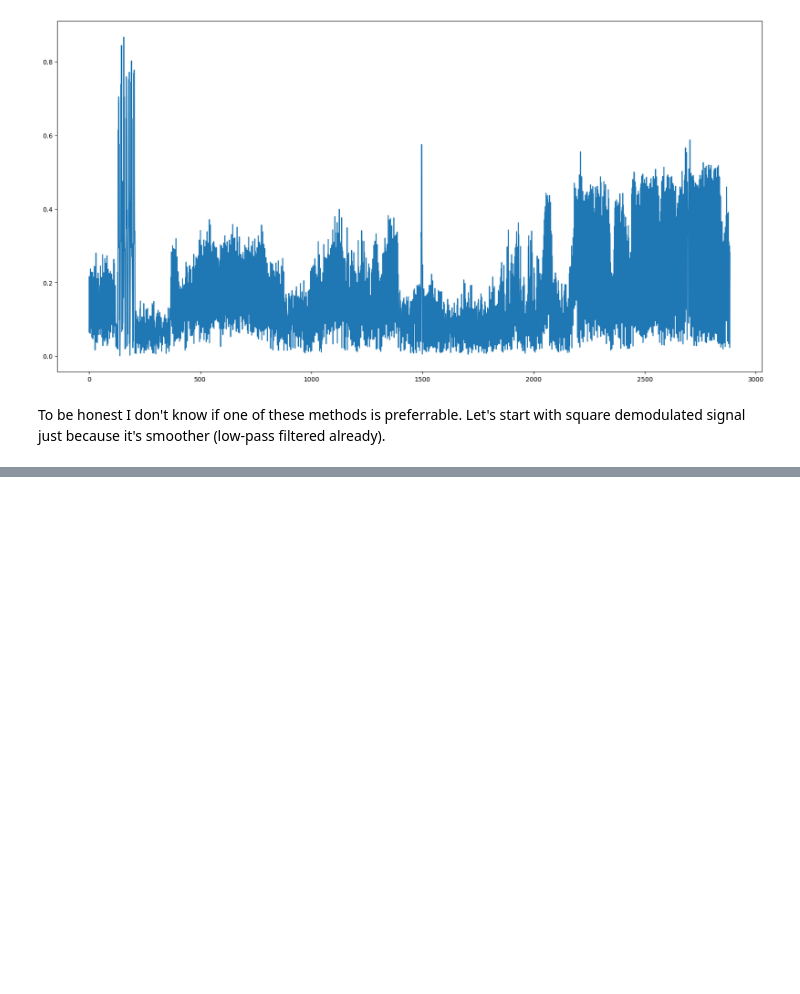
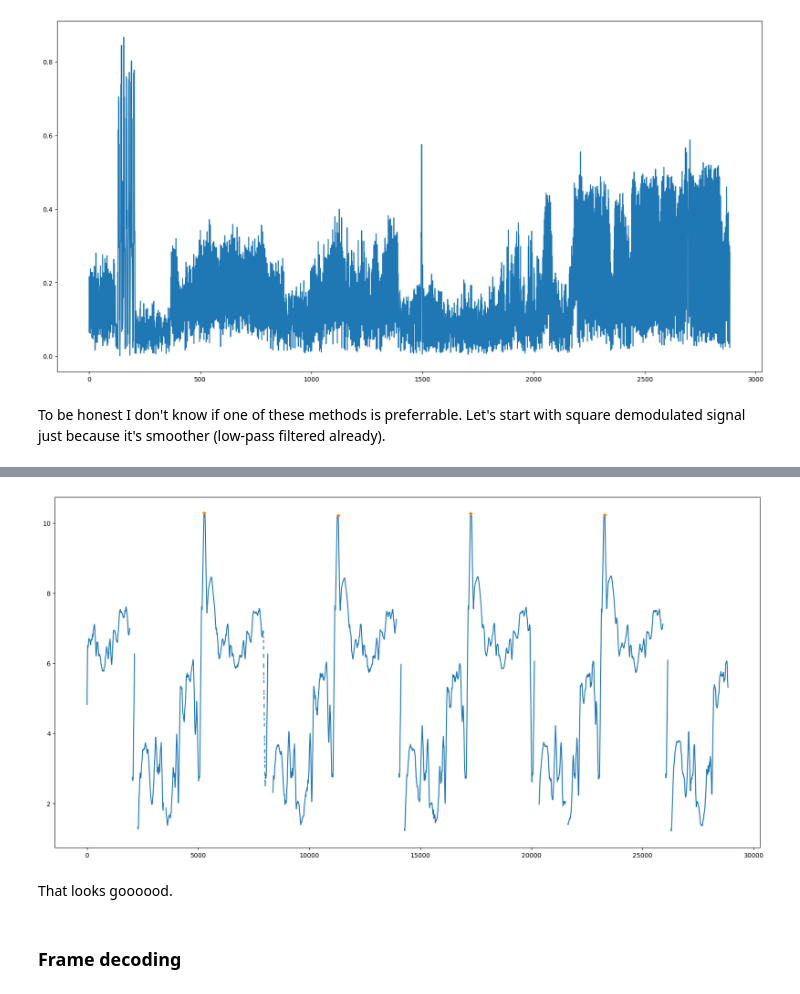
Before and after one commit to enthyp/SDR, a Jupyter notebook: NOAA.ipynb, the cells around one changed output, grey strips where cells are left out. Saved outputs shown, nothing was run; the diff lists cells and outputs as text; code cells hidden in the pictures; blank space fills up the shorter version.

```diff
--- a/NOAA.ipynb
+++ b/NOAA.ipynb
@@ -115,0 +128,18 @@ There is hope for us! We have clear periodic maximum.
+# %%
+def find_frame_starts(correlations, samples_per_symbol):
+    max_correlation_indexes = []
+    frame_length_samples = int(samples_per_symbol * line_length)
+
+    for i in range(0, len(correlations), frame_length_samples):
+        max_correlation_indexes.append(i + np.nanargmax(correlations[i:i + frame_length_samples]))
+    return np.array(max_correlation_indexes)
+# %%
+frame_starts = find_frame_starts(correlations, samples_per_symbol)
+# %%
+plot_correlations(correlations, max_indexes=frame_starts, width=int(10000 * samples_per_symbol))
+# %% [output]
+[figure, added]
+# %% [markdown]
+That looks goooood.
+# %% [markdown]
+### Frame decoding
```
Also changed, not shown: parts of 6 cells of this notebook.
